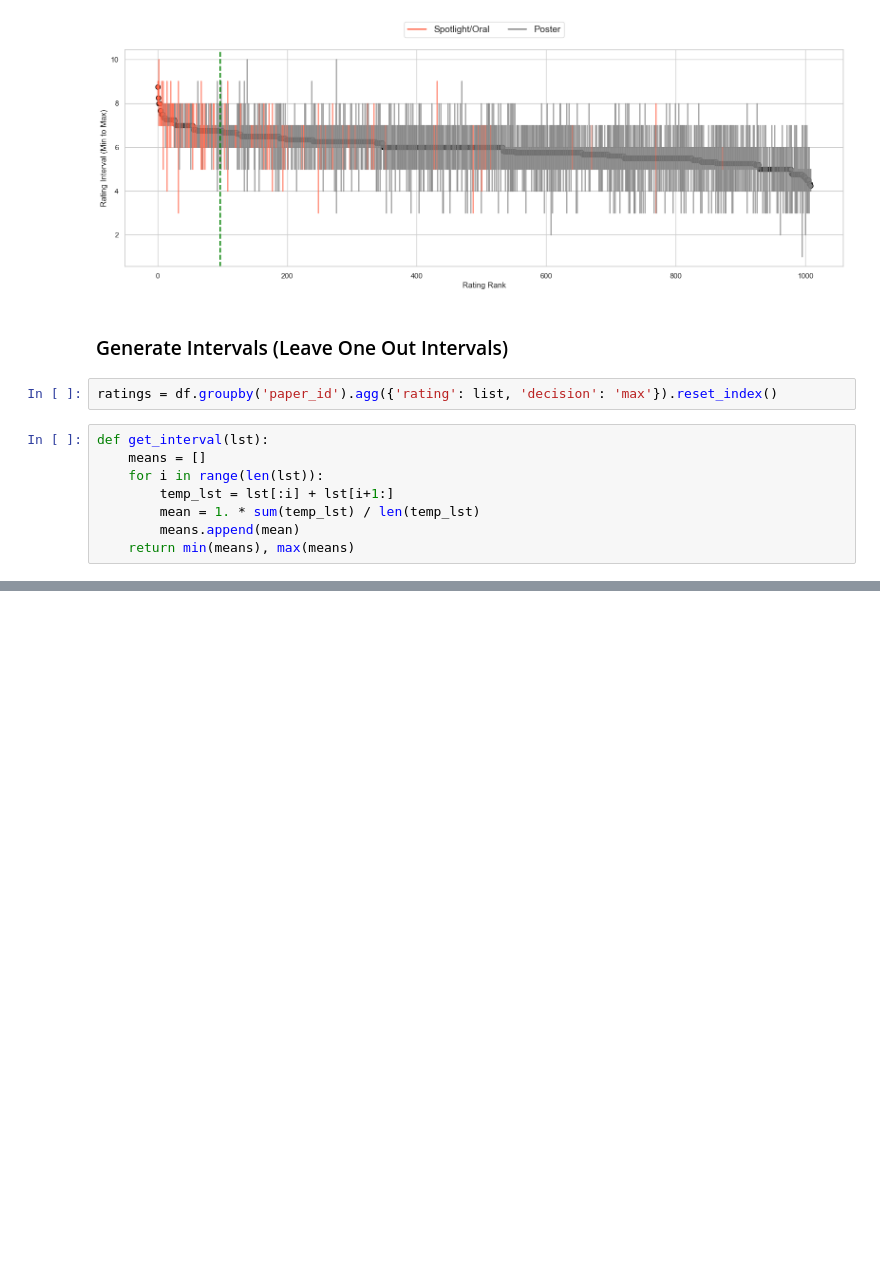
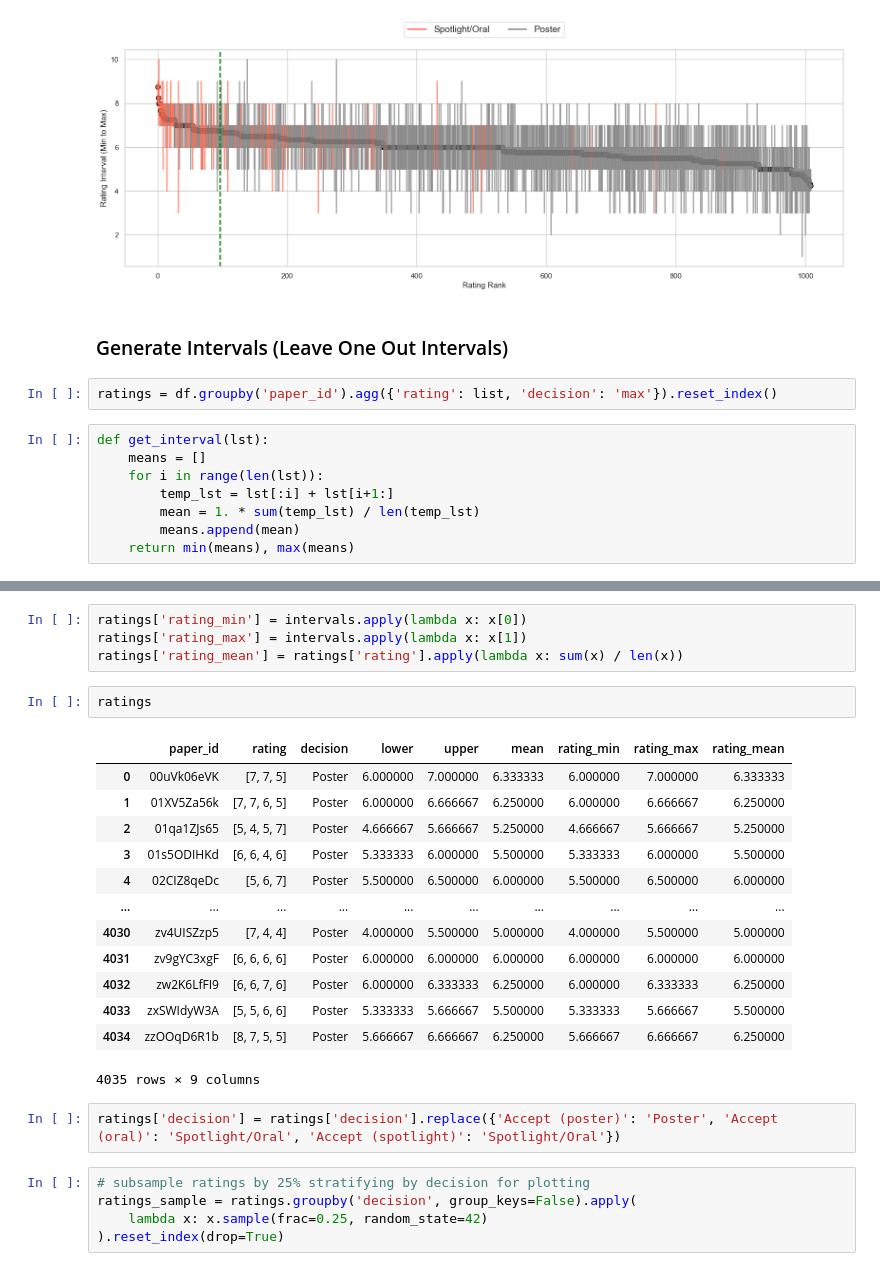
Before and after one commit to akgoldberg/lottery, a Jupyter notebook: ConferenceReviewData/neurips2024_data/get_neurips_data.ipynb, the cells around one changed output, grey strips where cells are left out. Saved outputs shown, nothing was run; the diff lists cells and outputs as text; blank space fills up the shorter version.

```diff
--- a/ConferenceReviewData/neurips2024_data/get_neurips_data.ipynb
+++ b/ConferenceReviewData/neurips2024_data/get_neurips_data.ipynb
@@ -156,0 +144,27 @@ Name: rating, Length: 4035, dtype: object
+# %%
+ratings['rating_min'] = intervals.apply(lambda x: x[0])
+ratings['rating_max'] = intervals.apply(lambda x: x[1])
+ratings['rating_mean'] = ratings['rating'].apply(lambda x: sum(x) / len(x))
+# %%
+ratings
+# %% [output]
+|  | paper_id | rating | decision | lower | upper | mean | rating_min | rating_max | rating_mean |
+| 0 | 00uVk06eVK | [7, 7, 5] | Poster | 6.000000 | 7.000000 | 6.333333 | 6.000000 | 7.000000 | 6.333333 |
+| 1 | 01XV5Za56k | [7, 7, 6, 5] | Poster | 6.000000 | 6.666667 | 6.250000 | 6.000000 | 6.666667 | 6.250000 |
+| 2 | 01qa1ZJs65 | [5, 4, 5, 7] | Poster | 4.666667 | 5.666667 | 5.250000 | 4.666667 | 5.666667 | 5.250000 |
+| 3 | 01s5ODIHKd | [6, 6, 4, 6] | Poster | 5.333333 | 6.000000 | 5.500000 | 5.333333 | 6.000000 | 5.500000 |
+| 4 | 02CIZ8qeDc | [5, 6, 7] | Poster | 5.500000 | 6.500000 | 6.000000 | 5.500000 | 6.500000 | 6.000000 |
+| ... | ... | ... | ... | ... | ... | ... | ... | ... | ... |
+| 4030 | zv4UISZzp5 | [7, 4, 4] | Poster | 4.000000 | 5.500000 | 5.000000 | 4.000000 | 5.500000 | 5.000000 |
+| 4031 | zv9gYC3xgF | [6, 6, 6, 6] | Poster | 6.000000 | 6.000000 | 6.000000 | 6.000000 | 6.000000 | 6.000000 |
+| 4032 | zw2K6LfFI9 | [6, 6, 7, 6] | Poster | 6.000000 | 6.333333 | 6.250000 | 6.000000 | 6.333333 | 6.250000 |
+| 4033 | zxSWIdyW3A | [5, 5, 6, 6] | Poster | 5.333333 | 5.666667 | 5.500000 | 5.333333 | 5.666667 | 5.500000 |
+| 4034 | zzOOqD6R1b | [8, 7, 5, 5] | Poster | 5.666667 | 6.666667 | 6.250000 | 5.666667 | 6.666667 | 6.250000 |
+4035 rows × 9 columns
+# %%
+ratings['decision'] = ratings['decision'].replace({'Accept (poster)': 'Poster', 'Accept (oral)': 'Spotlight/Oral', 'Accept (spotlight)': 'Spotlight/Oral'})
+# %%
+# subsample ratings by 25% stratifying by decision for plotting
+ratings_sample = ratings.groupby('decision', group_keys=False).apply(
+    lambda x: x.sample(frac=0.25, random_state=42)
+).reset_index(drop=True)
```
Also changed, not shown: parts of 2 cells of this notebook, 9 other files.
